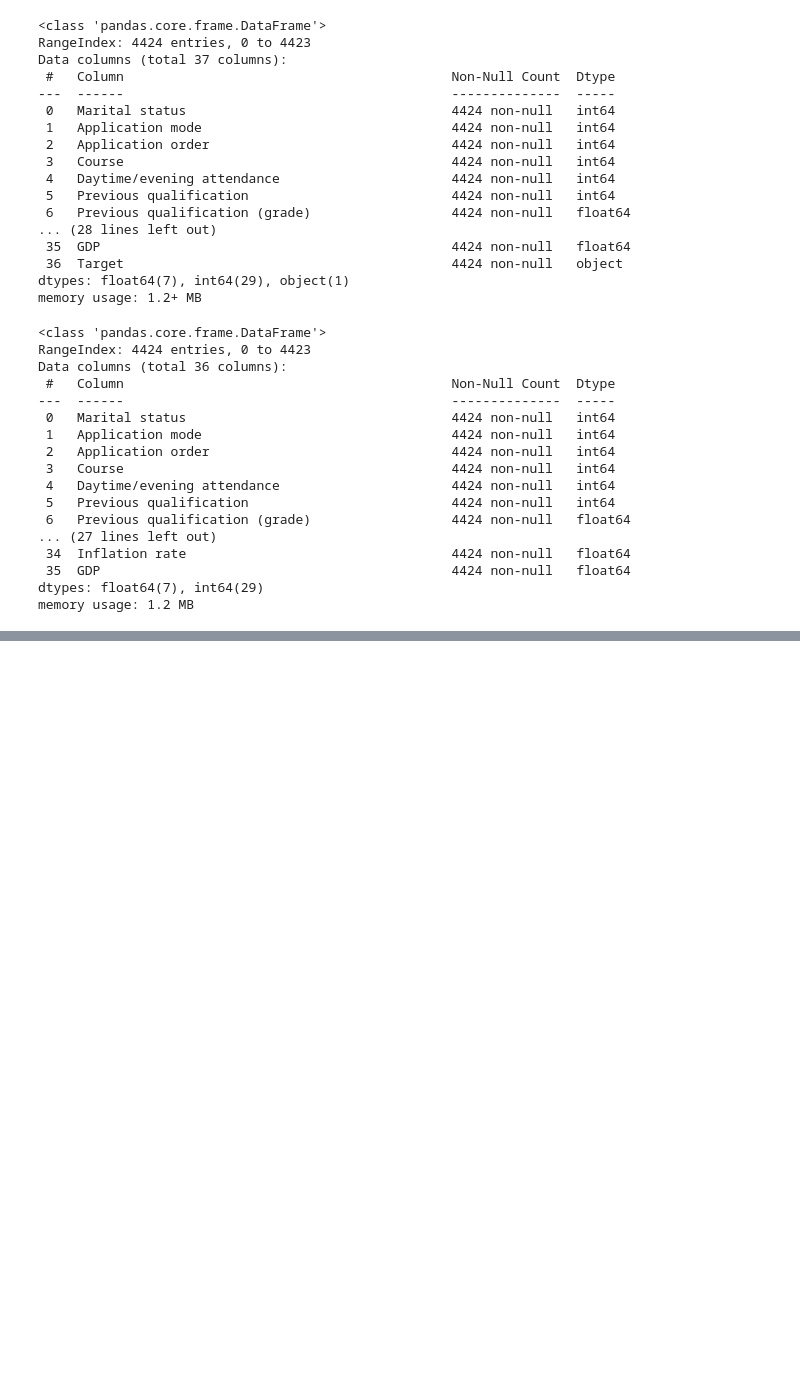
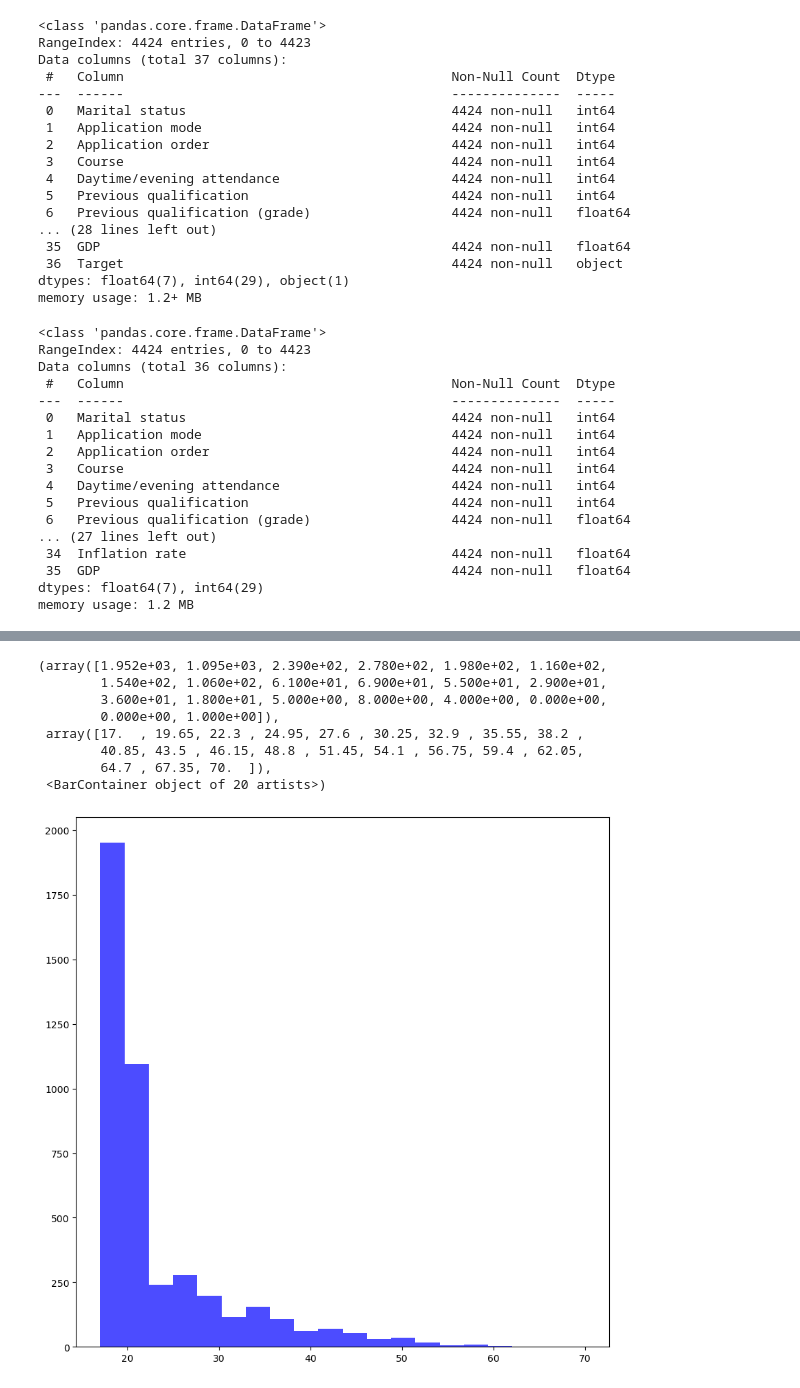
Before and after one commit to miloszczapla/studetns-graduation, a Jupyter notebook: student_grad.ipynb, the cells around one changed output, grey strips where cells are left out. Saved outputs shown, nothing was run; the diff lists cells and outputs as text; code cells hidden in the pictures; blank space fills up the shorter version.

```diff
--- a/student_grad.ipynb
+++ b/student_grad.ipynb
@@ -94,0 +141,13 @@ df_graduation_Students.select_dtypes(include=['int64', 'float64']).corr()
+# %%
+fig, ax = plt.subplots(figsize=(10, 10))
+plt.hist(df_graduation_Students['Age at enrollment'], bins=20, color='blue', alpha=0.7)
+# %% [output]
+(array([1.952e+03, 1.095e+03, 2.390e+02, 2.780e+02, 1.980e+02, 1.160e+02,
+        1.540e+02, 1.060e+02, 6.100e+01, 6.900e+01, 5.500e+01, 2.900e+01,
+        3.600e+01, 1.800e+01, 5.000e+00, 8.000e+00, 4.000e+00, 0.000e+00,
+        0.000e+00, 1.000e+00]),
+ array([17.  , 19.65, 22.3 , 24.95, 27.6 , 30.25, 32.9 , 35.55, 38.2 ,
+        40.85, 43.5 , 46.15, 48.8 , 51.45, 54.1 , 56.75, 59.4 , 62.05,
+        64.7 , 67.35, 70.  ]),
+ <BarContainer object of 20 artists>)
+[figure, added]
```
Also changed, not shown: parts of 10 cells of this notebook.
